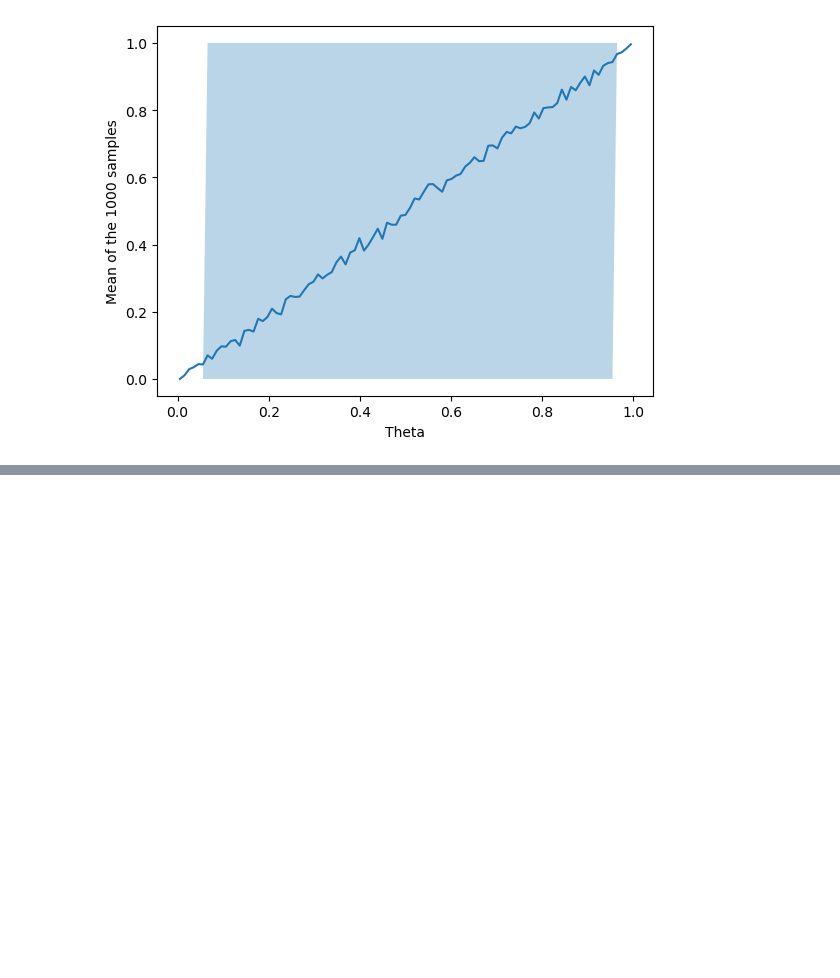
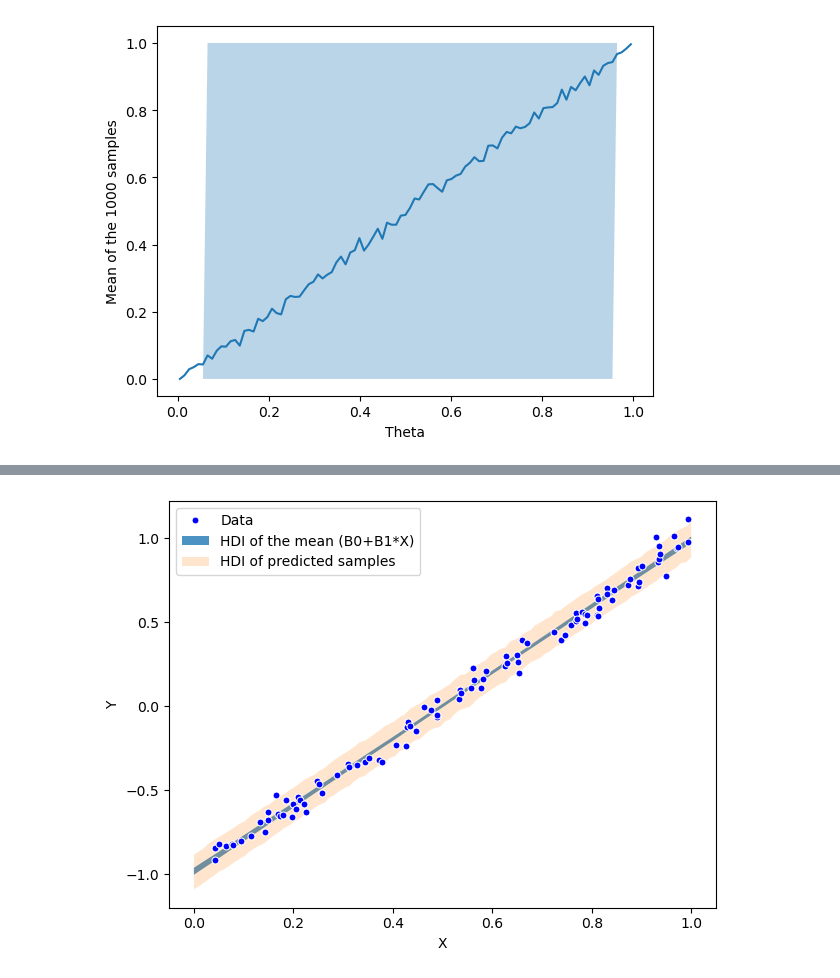
Before and after one commit to DamianPiuselli/estadistica-e-inferencia-I, a Jupyter notebook: guia8.ipynb, the cells around one changed output, grey strips where cells are left out. Drawn from its saved outputs; the diff is of its cells as text; code cells hidden in the pictures; blank space fills up the shorter version.

```diff
--- a/guia8.ipynb
+++ b/guia8.ipynb
@@ -483,0 +525,60 @@ plt.fill_between(mid_points, hdi_array[:, 0], hdi_array[:, 1], alpha=0.3, label=
+# %%
+sns.lineplot(
+    x=X, y=Y, label="Data", color="blue", marker="o", linestyle="None", markersize=5
+)
+
+trace_data = az.extract(trace, var_names=["beta0", "beta1", "sigma"], combined=True)
+
+beta0_trace = trace_data["beta0"].to_numpy()
+beta1_trace = trace_data["beta1"].to_numpy()
+sigma_trace = trace_data["sigma"].to_numpy()
+
+
+mu_hdi = np.empty(shape=(n, 2))
+
+mean_trace = []
+hdi_of_mean_trace = []
+for x in np.linspace(0, 1, 100):
+    mean_trace.append(beta0_trace + beta1_trace * x)
+    hdi_of_mean_trace.append(az.hdi(beta0_trace + beta1_trace * x, hdi_prob=0.95))
+
+mean_trace = np.array(mean_trace)
+hdi_of_mean_trace = np.array(hdi_of_mean_trace)
+
+plt.fill_between(
+    np.linspace(0, 1, 100),
+    hdi_of_mean_trace[:, 0],
+    hdi_of_mean_trace[:, 1],
+    alpha=0.8,
+    label="HDI of the mean (B0+B1*X)",
+)
+
+
+y_sample_trace = []
+hdi_of_y_sample_trace = []
+
+for x in np.linspace(0, 1, 100):
+    y_sample_from_trace = st.norm.rvs(
+        loc=beta0_trace + beta1_trace * x, scale=sigma_trace
+    )
+    y_sample_trace.append(y_sample_from_trace)
+
+    hdi_of_y_sample_trace.append(az.hdi(y_sample_from_trace, hdi_prob=0.95))
+
+y_sample_trace = np.array(y_sample_trace)
+hdi_of_y_sample_trace = np.array(hdi_of_y_sample_trace)
+
+plt.fill_between(
+    np.linspace(0, 1, 100),
+    hdi_of_y_sample_trace[:, 0],
+    hdi_of_y_sample_trace[:, 1],
+    alpha=0.2,
+    label="HDI of predicted samples",
+)
+
+plt.legend()
+plt.xlabel("X")
+plt.ylabel("Y")
+plt.tight_layout()
+# %% [output]
+[figure, added]
```
Also changed, not shown: parts of 15 cells of this notebook.
